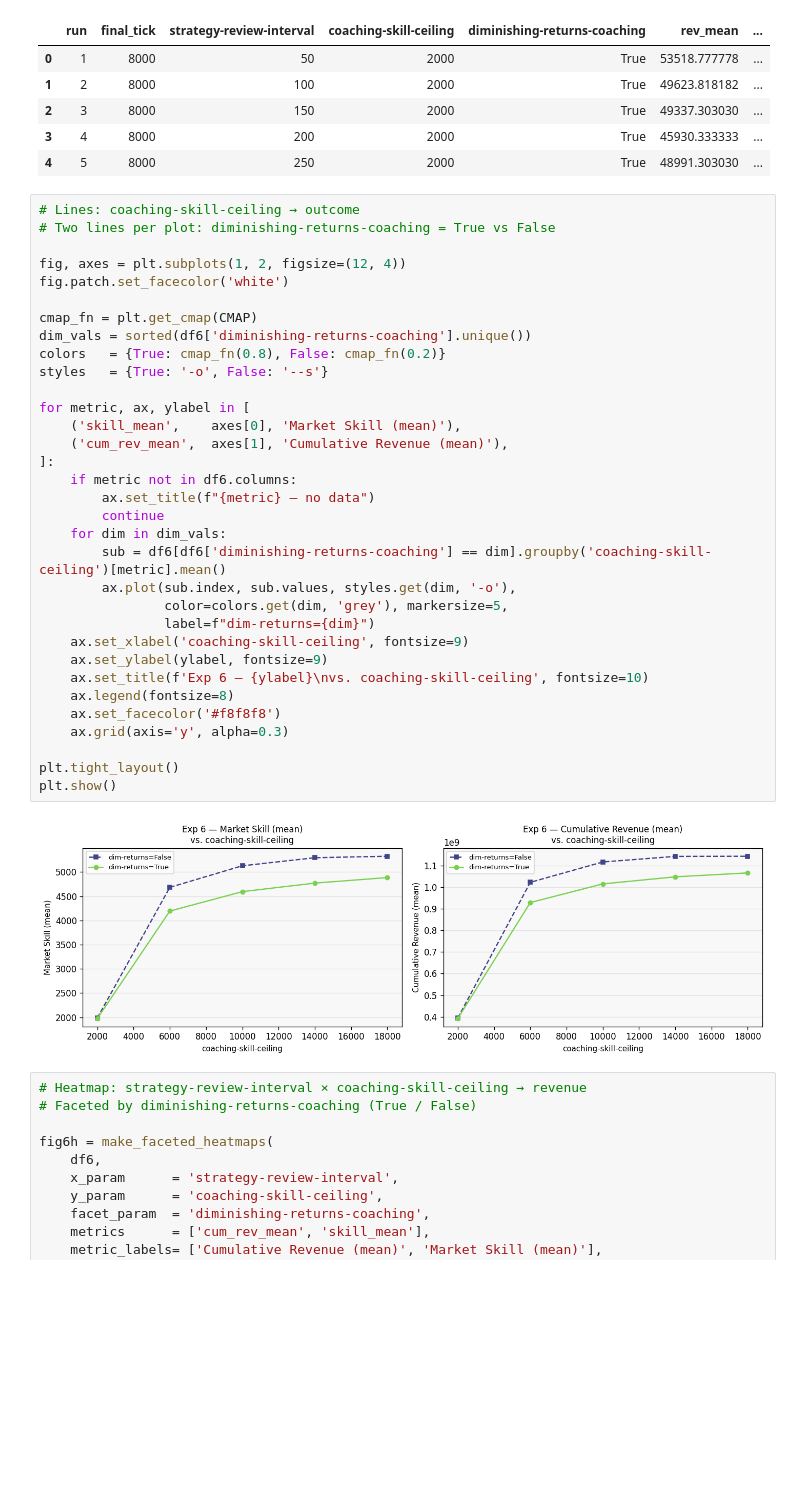
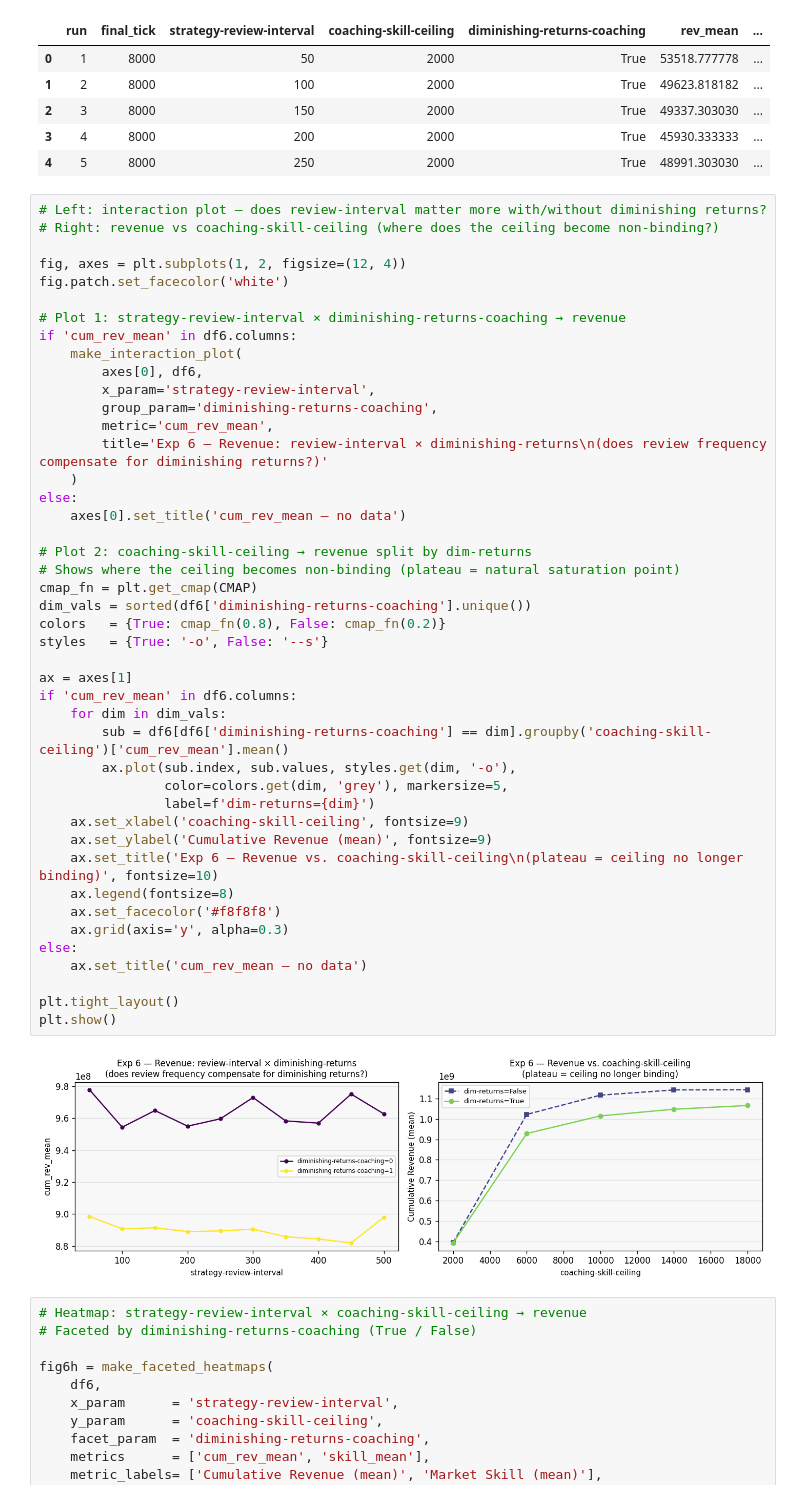
Before and after one commit to ielpo/computer-simulation, a Jupyter notebook: experiment_analysis.ipynb, the cells around one changed output. Drawn from its saved outputs; the diff is of its cells as text; blank space fills up the shorter version.

```diff
--- a/experiment_analysis.ipynb
+++ b/experiment_analysis.ipynb
@@ -1200,40 +1231,51 @@ Loading strategy-exp3 ...
 | 3 | 4 | 8000 | 200 | 2000 | True | 45930.333333 | ... |
 | 4 | 5 | 8000 | 250 | 2000 | True | 48991.303030 | ... |
 # %%
-# Lines: coaching-skill-ceiling → outcome
-# Two lines per plot: diminishing-returns-coaching = True vs False
+# Left: interaction plot — does review-interval matter more with/without diminishing returns?
+# Right: revenue vs coaching-skill-ceiling (where does the ceiling become non-binding?)
 
 fig, axes = plt.subplots(1, 2, figsize=(12, 4))
 fig.patch.set_facecolor('white')
 
+# Plot 1: strategy-review-interval × diminishing-returns-coaching → revenue
+if 'cum_rev_mean' in df6.columns:
+    make_interaction_plot(
+        axes[0], df6,
+        x_param='strategy-review-interval',
+        group_param='diminishing-returns-coaching',
+        metric='cum_rev_mean',
+        title='Exp 6 — Revenue: review-interval × diminishing-returns\n(does review frequency compensate for diminishing returns?)'
+    )
+else:
+    axes[0].set_title('cum_rev_mean — no data')
+
+# Plot 2: coaching-skill-ceiling → revenue split by dim-returns
+# Shows where the ceiling becomes non-binding (plateau = natural saturation point)
 cmap_fn = plt.get_cmap(CMAP)
 dim_vals = sorted(df6['diminishing-returns-coaching'].unique())
 colors   = {True: cmap_fn(0.8), False: cmap_fn(0.2)}
 styles   = {True: '-o', False: '--s'}
 
-for metric, ax, ylabel in [
-    ('skill_mean',    axes[0], 'Market Skill (mean)'),
-    ('cum_rev_mean',  axes[1], 'Cumulative Revenue (mean)'),
-]:
-    if metric not in df6.columns:
-        ax.set_title(f"{metric} — no data")
-        continue
+ax = axes[1]
+if 'cum_rev_mean' in df6.columns:
     for dim in dim_vals:
-        sub = df6[df6['diminishing-returns-coaching'] == dim].groupby('coaching-skill-ceiling')[metric].mean()
+        sub = df6[df6['diminishing-returns-coaching'] == dim].groupby('coaching-skill-ceiling')['cum_rev_mean'].mean()
         ax.plot(sub.index, sub.values, styles.get(dim, '-o'),
                 color=colors.get(dim, 'grey'), markersize=5,
-                label=f"dim-returns={dim}")
+                label=f'dim-returns={dim}')
     ax.set_xlabel('coaching-skill-ceiling', fontsize=9)
-    ax.set_ylabel(ylabel, fontsize=9)
-    ax.set_title(f'Exp 6 — {ylabel}\nvs. coaching-skill-ceiling', fontsize=10)
+    ax.set_ylabel('Cumulative Revenue (mean)', fontsize=9)
+    ax.set_title('Exp 6 — Revenue vs. coaching-skill-ceiling\n(plateau = ceiling no longer binding)', fontsize=10)
     ax.legend(fontsize=8)
     ax.set_facecolor('#f8f8f8')
     ax.grid(axis='y', alpha=0.3)
+else:
+    ax.set_title('cum_rev_mean — no data')
 
 plt.tight_layout()
 plt.show()
 # %% [output]
-[figure, old version]
+[figure, new version]
 # %%
 # Heatmap: strategy-review-interval × coaching-skill-ceiling → revenue
 # Faceted by diminishing-returns-coaching (True / False)
```
Also changed, not shown: parts of 7 cells of this notebook.
